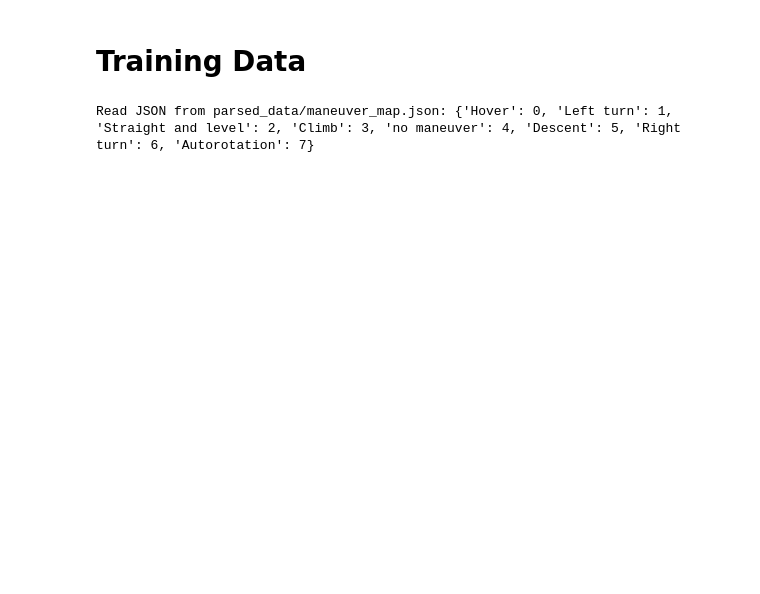
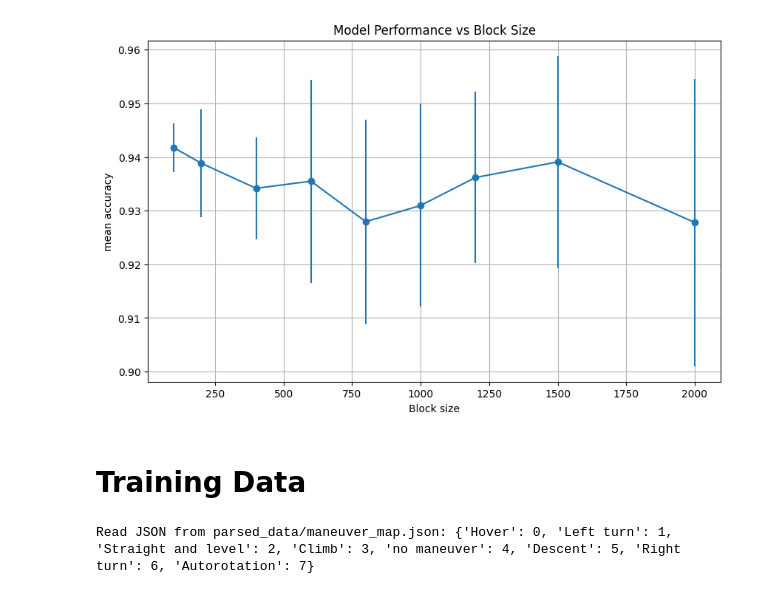
Before and after one commit to schbm/injmol, a Jupyter notebook: schubi-approach.ipynb, the cells around one changed output. Saved outputs shown, nothing was run; the diff lists cells and outputs as text; code cells hidden in the pictures; blank space fills up the shorter version.

Commit message:
added function that tests different blocksizes

```diff
--- a/schubi-approach.ipynb
+++ b/schubi-approach.ipynb
@@ -235,3 +294,13 @@ def balance_maneuver_data(data):
+# %%
+plt.figure(figsize=(10, 6))
+plt.errorbar(block_size_results['block_size'], block_size_results['mean_accuracy'],
+             yerr=block_size_results['std_accuracy'], fmt='-o')
+plt.title('Model Performance vs Block Size')
+plt.xlabel("Block size")
+plt.ylabel("mean accuracy")
+plt.grid()
+# %% [output]
+[figure, added]
 # %% [markdown]
 # Training Data
 # %%
```
Also changed, not shown: parts of 13 cells of this notebook.
